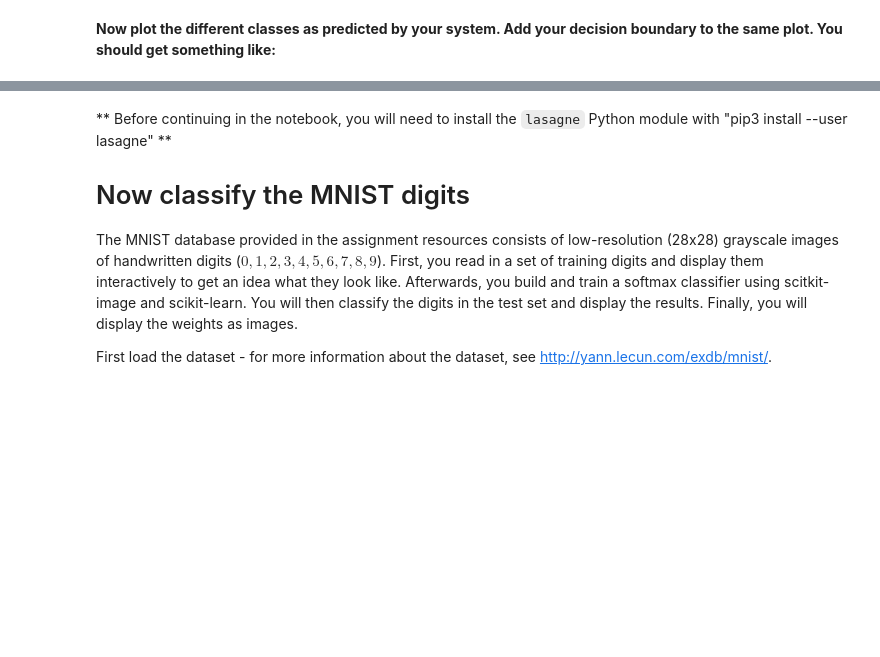
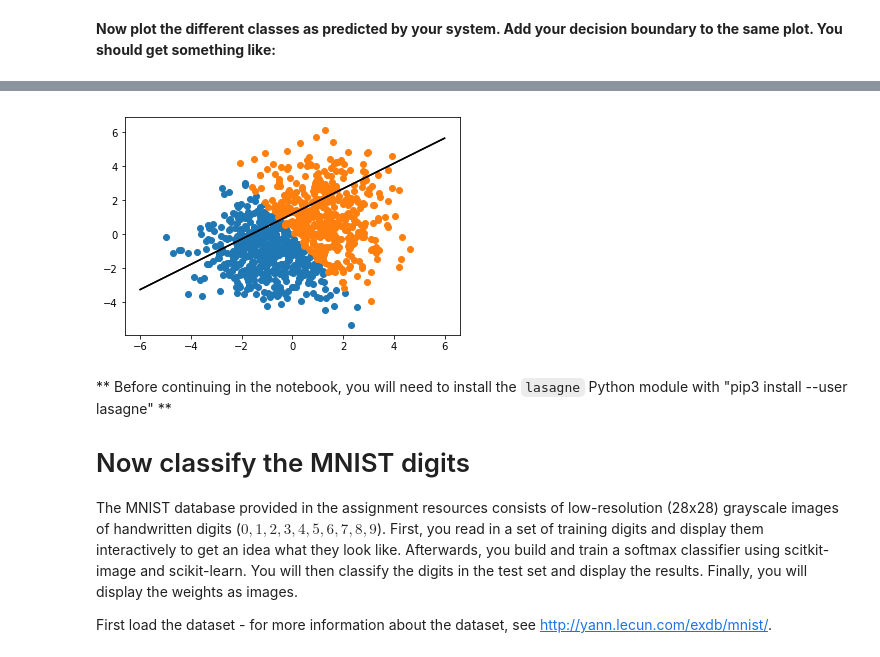
Before and after one commit to pietergoos/Stellenbosch-University, a Jupyter notebook: CS315 Machine Learn/Assignment2/assign2.ipynb, the cells around one changed output, grey strips where cells are left out. Cells and saved outputs as stored; diff of their text form; code cells hidden in the pictures; blank space fills up the shorter version.

```diff
--- a/CS315 Machine Learn/Assignment2/assign2.ipynb
+++ b/CS315 Machine Learn/Assignment2/assign2.ipynb
@@ -217,3 +219,13 @@ display(Image(filename='./images/predict_logreg.jpg'))
+# %%
+plt.figure()
+xit = np.linspace(-6, 6)
+yit = a.weights[1] * xit + a.weights[0]
+for lab in [0, 1]:
+    plt.scatter(Xt[lab == ou, 0], Xt[lab == ou, 1])
+    plt.plot(xit, yit, c='black')
+plt.show()
+# %% [output]
+[figure, added]
 # %% [markdown]
 ** Before continuing in the notebook, you will need to install the `lasagne` Python module with "pip3 install --user lasagne" **
 
```
Also changed, not shown: parts of 12 cells of this notebook, 1 other file.
